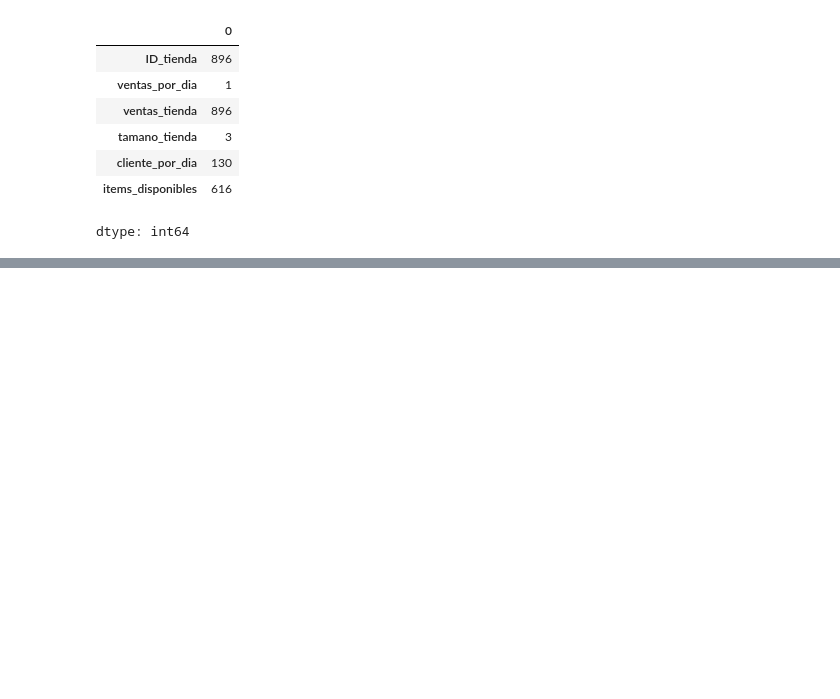
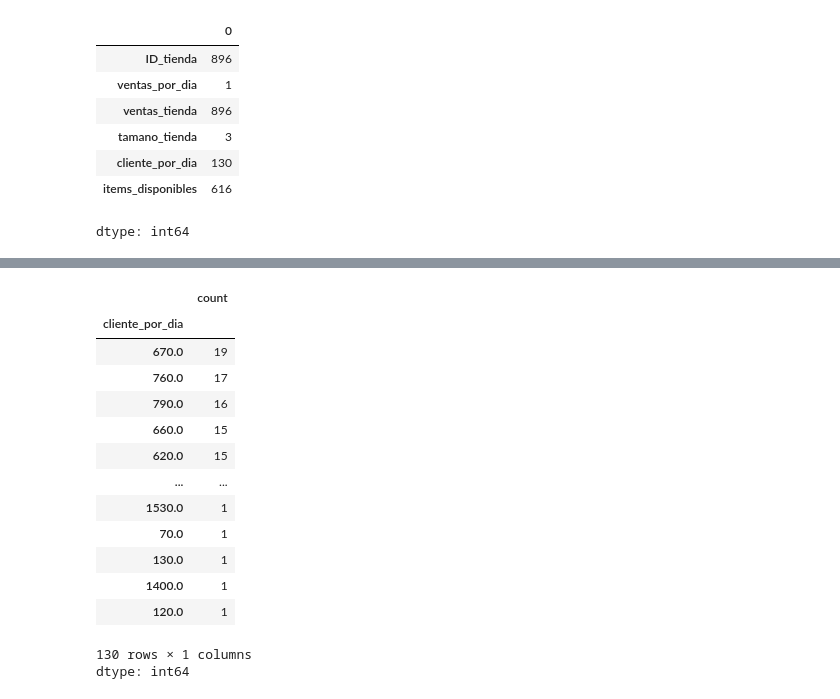
Before and after one commit to Mjdiazri/Code7Days, a Jupyter notebook: Ejercicio_promt_python_dataScience.ipynb, the cells around one changed output, grey strips where cells are left out. Drawn from its saved outputs; the diff is of its cells as text; code cells hidden in the pictures; blank space fills up the shorter version.

```diff
--- a/Ejercicio_promt_python_dataScience.ipynb
+++ b/Ejercicio_promt_python_dataScience.ipynb
@@ -216,0 +243,19 @@ dtype: int64
+# %%
+# Verifica la cuenta de valores en una columna específica, por ejemplo, 'cliente_por_dia'
+uf_union['cliente_por_dia'].value_counts()
+# %% [output]
+|  | count |
+| cliente_por_dia |  |
+| 670.0 | 19 |
+| 760.0 | 17 |
+| 790.0 | 16 |
+| 660.0 | 15 |
+| 620.0 | 15 |
+| ... | ... |
+| 1530.0 | 1 |
+| 70.0 | 1 |
+| 130.0 | 1 |
+| 1400.0 | 1 |
+| 120.0 | 1 |
+130 rows × 1 columns
+dtype: int64
```
Also changed, not shown: parts of 3 cells of this notebook.
